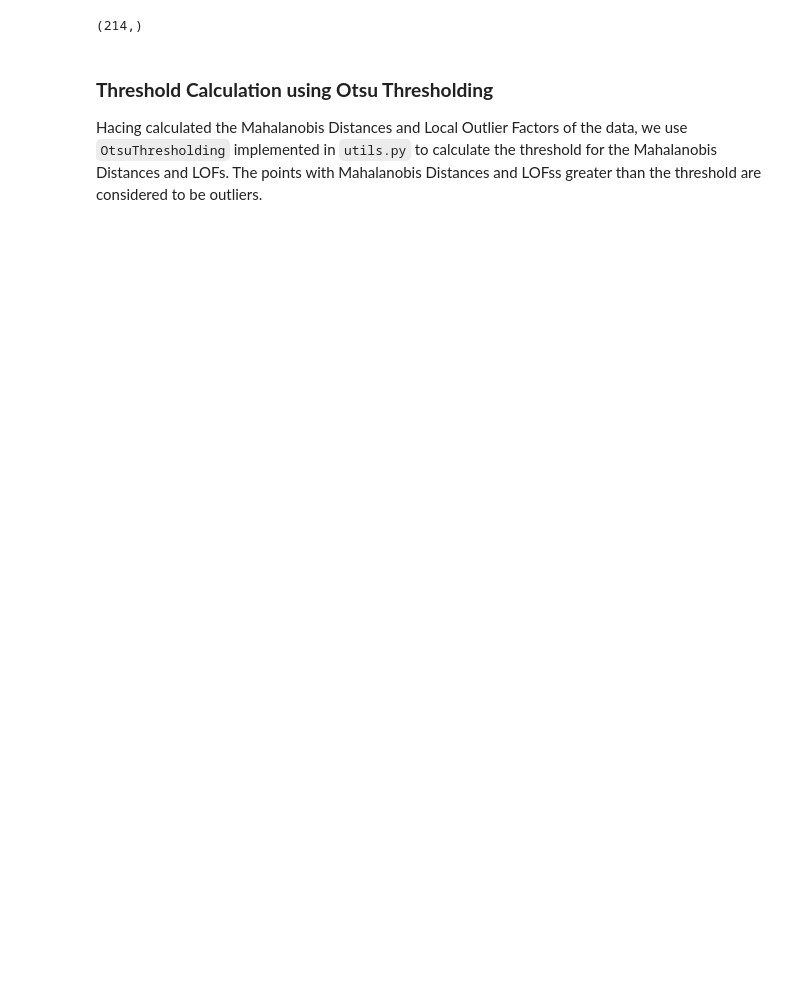
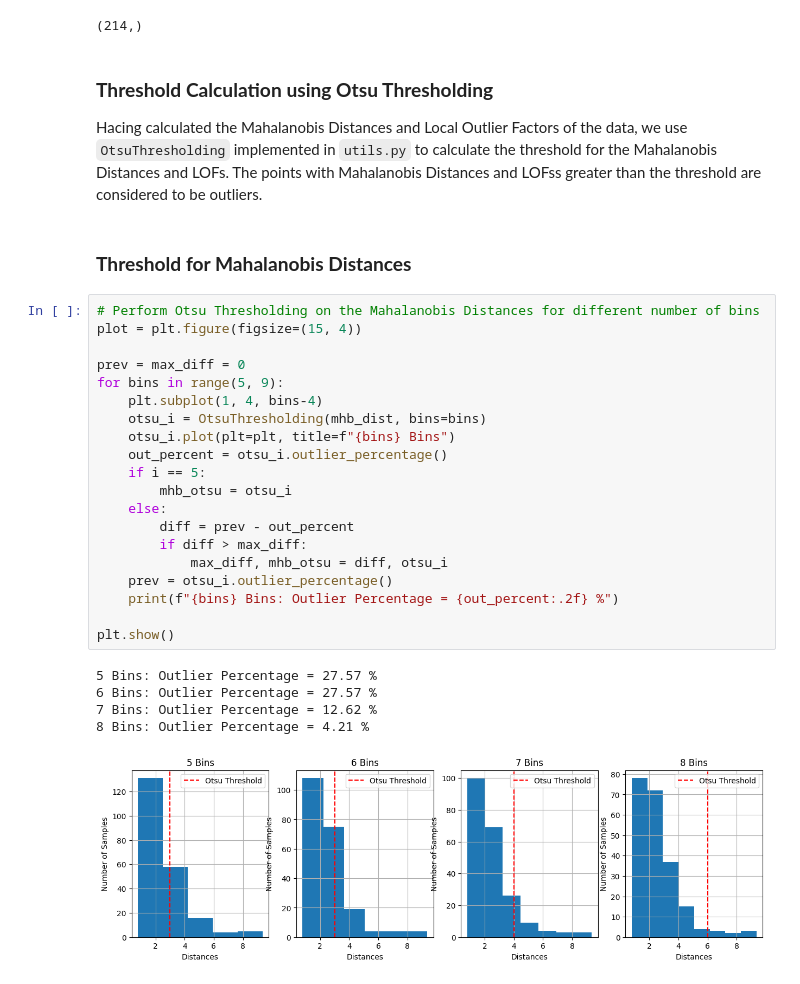
Before and after one commit to divyajeettt/CSE342, a Jupyter notebook: Assignment-2/Question-1.ipynb, the cells around one changed output. Cells and saved outputs as stored; diff of their text form; blank space fills up the shorter version.

```diff
--- a/Assignment-2/Question-1.ipynb
+++ b/Assignment-2/Question-1.ipynb
@@ -99,3 +101,31 @@ lof_dist.shape
 ### **Threshold Calculation using Otsu Thresholding**
 
 Hacing calculated the Mahalanobis Distances and Local Outlier Factors of the data, we use `OtsuThresholding` implemented in `utils.py` to calculate the threshold for the Mahalanobis Distances and LOFs. The points with Mahalanobis Distances and LOFss greater than the threshold are considered to be outliers.
+# %% [markdown]
+### **Threshold for Mahalanobis Distances**
+# %%
+# Perform Otsu Thresholding on the Mahalanobis Distances for different number of bins
+plot = plt.figure(figsize=(15, 4))
+
+prev = max_diff = 0
+for bins in range(5, 9):
+    plt.subplot(1, 4, bins-4)
+    otsu_i = OtsuThresholding(mhb_dist, bins=bins)
+    otsu_i.plot(plt=plt, title=f"{bins} Bins")
+    out_percent = otsu_i.outlier_percentage()
+    if i == 5:
+        mhb_otsu = otsu_i
+    else:
+        diff = prev - out_percent
+        if diff > max_diff:
+            max_diff, mhb_otsu = diff, otsu_i
+    prev = otsu_i.outlier_percentage()
+    print(f"{bins} Bins: Outlier Percentage = {out_percent:.2f} %")
+
+plt.show()
+# %% [output]
+5 Bins: Outlier Percentage = 27.57 %
+6 Bins: Outlier Percentage = 27.57 %
+7 Bins: Outlier Percentage = 12.62 %
+8 Bins: Outlier Percentage = 4.21 %
+[figure, added]
```
Also changed, not shown: parts of 10 cells of this notebook, 1 other file.
